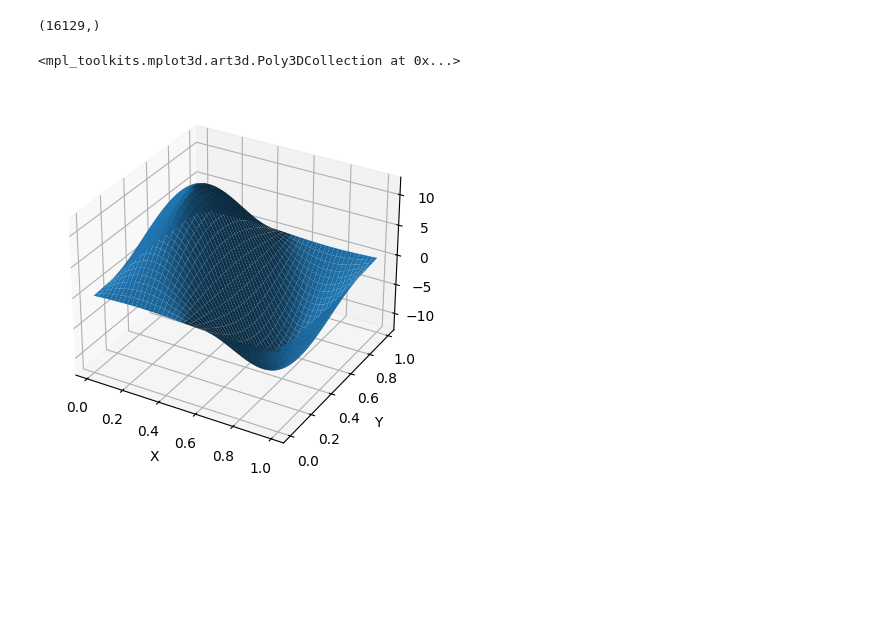
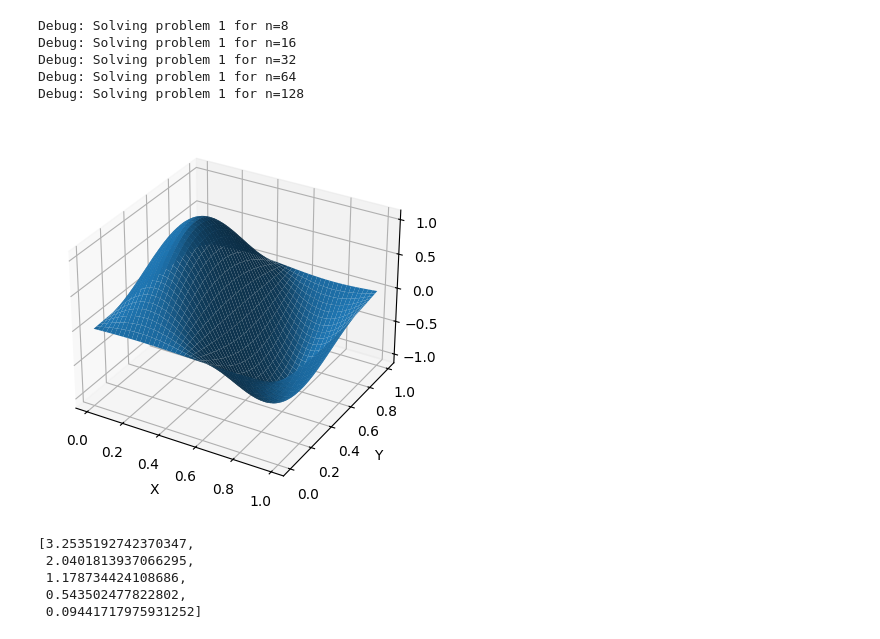
Before and after one commit to Nokorot/SciCompExercises, a Jupyter notebook: ProgSheet_1.ipynb, the cells around one changed output. Drawn from its saved outputs; the diff is of its cells as text; code cells hidden in the pictures; blank space fills up the shorter version.

```diff
--- a/ProgSheet_1.ipynb
+++ b/ProgSheet_1.ipynb
@@ -18,31 +23,40 @@ def jacobi_iteration(A, u0, b, eps):
         uk = uk + alpha
     return uk
 # %%
-n = 128
-A = A_matrix(n)
-u0 = np.zeros((n-1)*(n-1))
+def ploblem_1_solve(n):
+    print(f"Debug: Solving problem 1 for n={n}")
+    A = A_matrix(n)
+    u0 = np.zeros((n-1)*(n-1))
 
-x = y = np.linspace(0,1,n+1)[1:-1]
-X, Y = np.meshgrid(x,y)
+    x = y = np.linspace(0,1,n+1)[1:-1]
+    X, Y = np.meshgrid(x,y)
 
-f = 5 * np.pi**2 * np.sin(2*np.pi*X)*np.sin(np.pi*Y)
-b = f.flatten()
+    f = 5 * np.pi**2 * np.sin(2*np.pi*X)*np.sin(np.pi*Y)
+    b = f.flatten()
 
-# u = linalg.spsolve(A, b)
-u = jacobi_iteration(A, u0, b, 1e-10)
-u.shape
-# help(linalg.spsolve)
+    ## return linalg.spsolve(A,b), (X,Y)
+    u = jacobi_iteration(A, u0, b, 1e-10)
+    return u, (X,Y)
-# %% [output]
-(16129,)
 # %%
-import matplotlib.pyplot as plt
-fig = plt.figure()
-ax = fig.add_subplot(projection='3d')
+def problem_1_plot(u, XY):
+    fig = plt.figure()
+    ax = fig.add_subplot(projection='3d')
 
-ax.set_xlabel('X')
-ax.set_ylabel('Y')
+    ax.set_xlabel('X')
+    ax.set_ylabel('Y')
 
-ax.plot_surface(X,Y,u.reshape((n-1,n-1)))
+    ax.plot_surface(XY[0],XY[1],u.reshape(XY[0].shape))
+    return fig
-# %% [output]
-<mpl_toolkits.mplot3d.art3d.Poly3DCollection at 0x...>
-[figure, removed]
+# %%
+ns = [8,16,32,64,128]
+us = [ ploblem_1_solve(n) for n in ns ]
+# %% [output]
+Debug: Solving problem 1 for n=8
+Debug: Solving problem 1 for n=16
+Debug: Solving problem 1 for n=32
+Debug: Solving problem 1 for n=64
+Debug: Solving problem 1 for n=128
+# %%
+fig = problem_1_plot(*us[-1])
+# %% [output]
+[figure, added]
@@ -48,0 +68,9 @@ ax.plot_surface(X,Y,u.reshape((n-1,n-1)))
+# %%
+errors = [ problem_1_absolut_error(n, *un) for n, un in zip(ns,us) ]
+errors
+# %% [output]
+[3.2535192742370347,
+ 2.0401813937066295,
+ 1.178734424108686,
+ 0.543502477822802,
+ 0.09441717975931252]
```
Also changed, not shown: parts of 4 cells of this notebook, 1 other file.
